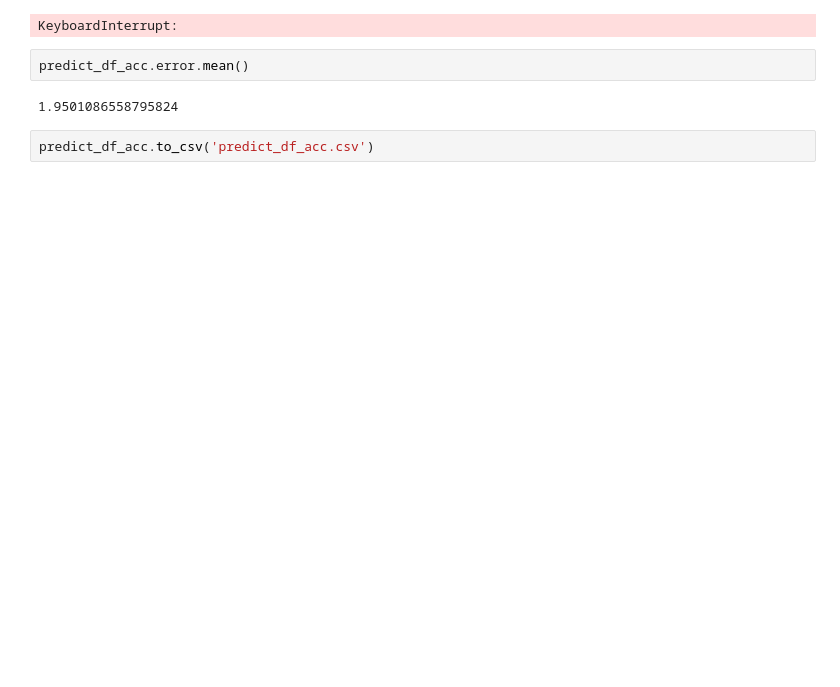
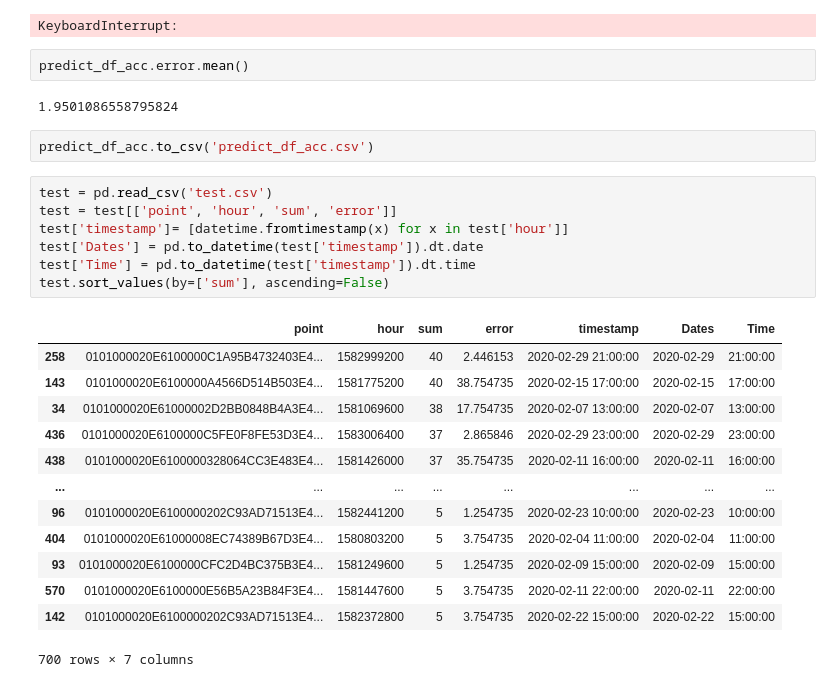
Before and after one commit to AAYamoldin/TrainingPrograms, a Jupyter notebook: Python/ITMO_ Machine_Learning_for_Industrial_Data/Lab1/lab1.ipynb, the cells around one changed output. Saved outputs shown, nothing was run; the diff lists cells and outputs as text; blank space fills up the shorter version.

Commit message:
take metrics from test DF

```diff
--- a/Python/ITMO_ Machine_Learning_for_Industrial_Data/Lab1/lab1.ipynb
+++ b/Python/ITMO_ Machine_Learning_for_Industrial_Data/Lab1/lab1.ipynb
@@ -311,3 +311,24 @@ predict_df_acc.error.mean()
 1.9501086558795824
 # %%
 predict_df_acc.to_csv('predict_df_acc.csv')
+# %%
+test = pd.read_csv('test.csv')
+test = test[['point', 'hour', 'sum', 'error']]
+test['timestamp']= [datetime.fromtimestamp(x) for x in test['hour']]
+test['Dates'] = pd.to_datetime(test['timestamp']).dt.date
+test['Time'] = pd.to_datetime(test['timestamp']).dt.time
+test.sort_values(by=['sum'], ascending=False)
+# %% [output]
+|  | point | hour | sum | error | timestamp | Dates | Time |
+| 258 | 0101000020E6100000C1A95B4732403E4... | 1582999200 | 40 | 2.446153 | 2020-02-29 21:00:00 | 2020-02-29 | 21:00:00 |
+| 143 | 0101000020E6100000A4566D514B503E4... | 1581775200 | 40 | 38.754735 | 2020-02-15 17:00:00 | 2020-02-15 | 17:00:00 |
+| 34 | 0101000020E61000002D2BB0848B4A3E4... | 1581069600 | 38 | 17.754735 | 2020-02-07 13:00:00 | 2020-02-07 | 13:00:00 |
+| 436 | 0101000020E6100000C5FE0F8FE53D3E4... | 1583006400 | 37 | 2.865846 | 2020-02-29 23:00:00 | 2020-02-29 | 23:00:00 |
+| 438 | 0101000020E6100000328064CC3E483E4... | 1581426000 | 37 | 35.754735 | 2020-02-11 16:00:00 | 2020-02-11 | 16:00:00 |
+| ... | ... | ... | ... | ... | ... | ... | ... |
+| 96 | 0101000020E6100000202C93AD71513E4... | 1582441200 | 5 | 1.254735 | 2020-02-23 10:00:00 | 2020-02-23 | 10:00:00 |
+| 404 | 0101000020E61000008EC74389B67D3E4... | 1580803200 | 5 | 3.754735 | 2020-02-04 11:00:00 | 2020-02-04 | 11:00:00 |
+| 93 | 0101000020E6100000CFC2D4BC375B3E4... | 1581249600 | 5 | 1.254735 | 2020-02-09 15:00:00 | 2020-02-09 | 15:00:00 |
+| 570 | 0101000020E6100000E56B5A23B84F3E4... | 1581447600 | 5 | 3.754735 | 2020-02-11 22:00:00 | 2020-02-11 | 22:00:00 |
+| 142 | 0101000020E6100000202C93AD71513E4... | 1582372800 | 5 | 3.754735 | 2020-02-22 15:00:00 | 2020-02-22 | 15:00:00 |
+700 rows × 7 columns
```
Also changed, not shown: parts of 4 cells of this notebook.
